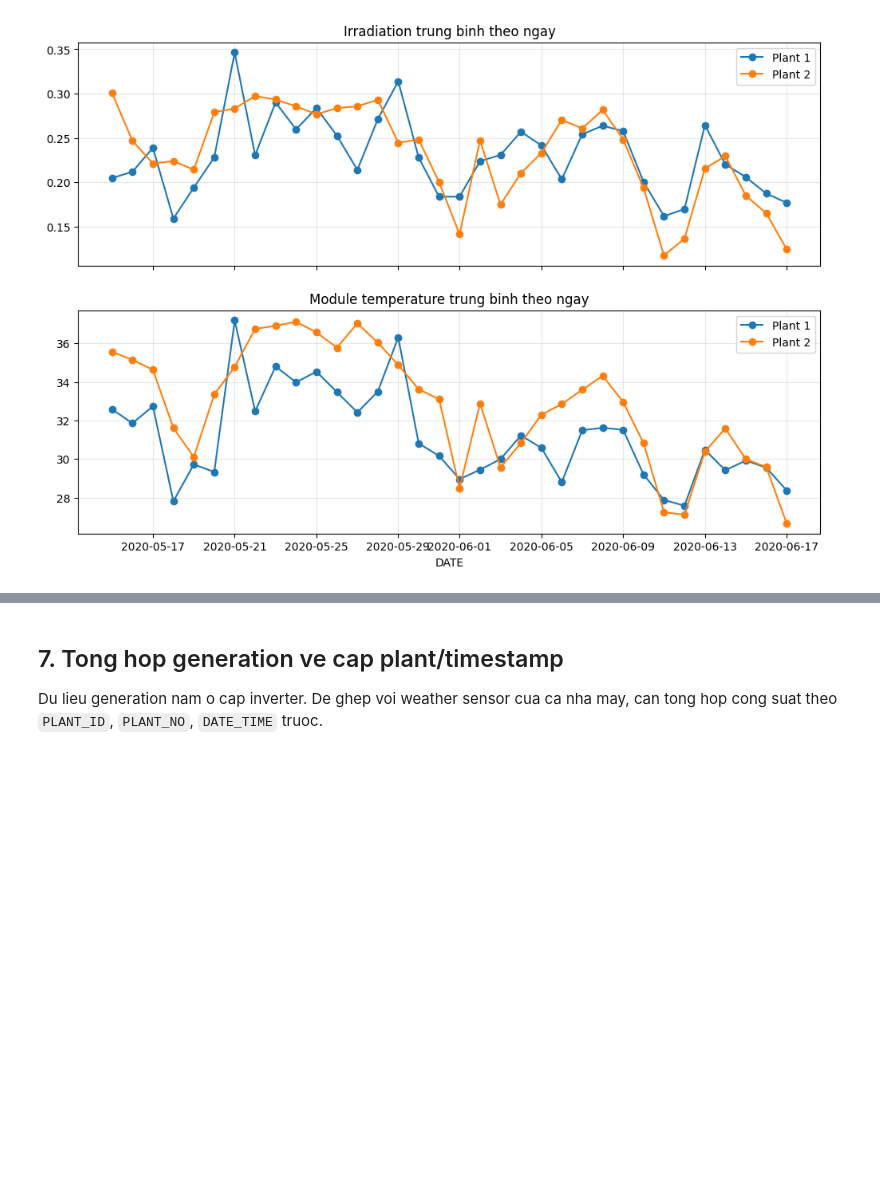
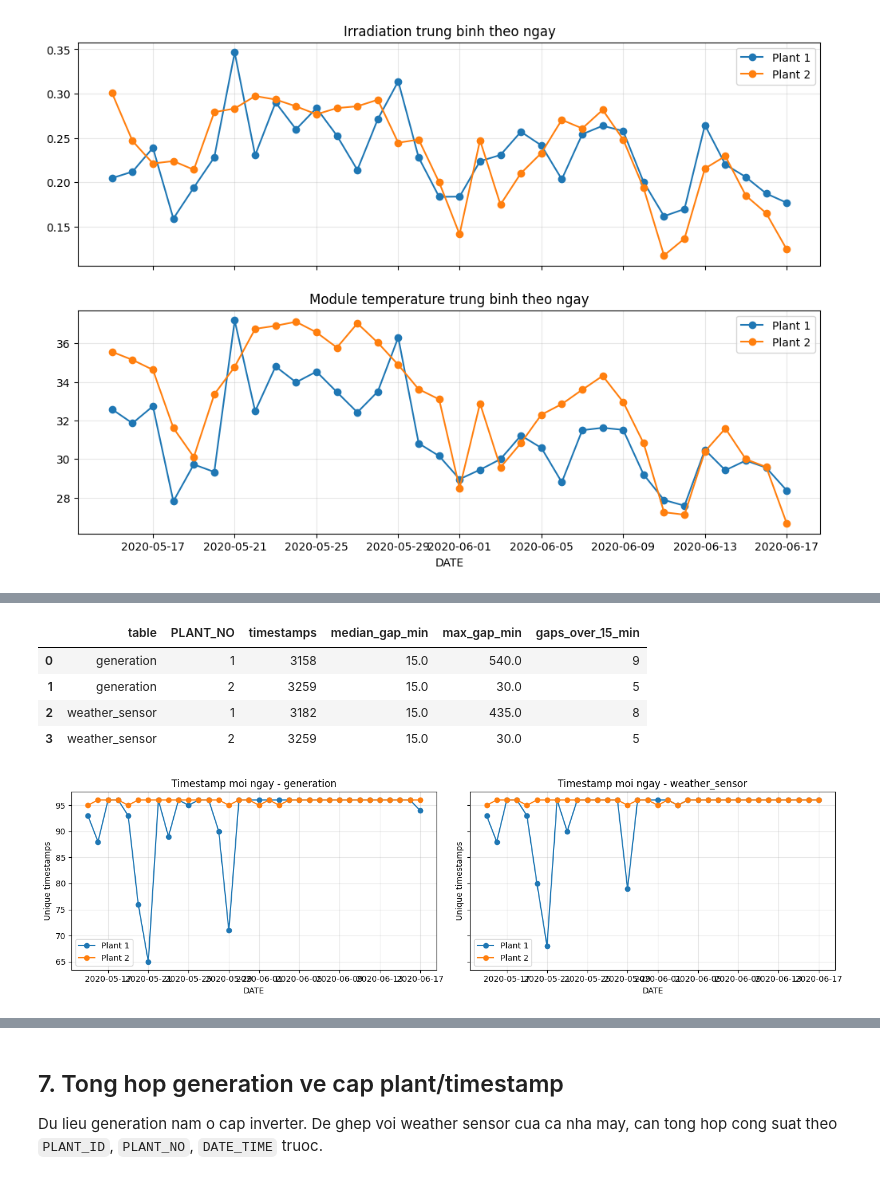
Before and after one commit to quanzz123/Prj_gr13, a Jupyter notebook: EDASolarPowerGenerationData.ipynb, the cells around one changed output, grey strips where cells are left out. Saved outputs shown, nothing was run; the diff lists cells and outputs as text; code cells hidden in the pictures; blank space fills up the shorter version.

```diff
--- a/EDASolarPowerGenerationData.ipynb
+++ b/EDASolarPowerGenerationData.ipynb
@@ -276,0 +339,44 @@ plt.show()
+# %%
+def timestamp_gap_table(df: pd.DataFrame, table_name: str) -> pd.DataFrame:
+    rows = []
+    for plant_no, data in df.groupby('PLANT_NO'):
+        timestamps = data['DATE_TIME'].drop_duplicates().sort_values()
+        gaps = timestamps.diff().dropna().dt.total_seconds() / 60
+        rows.append(
+            {
+                'table': table_name,
+                'PLANT_NO': plant_no,
+                'timestamps': len(timestamps),
+                'median_gap_min': gaps.median(),
+                'max_gap_min': gaps.max(),
+                'gaps_over_15_min': int((gaps > 15).sum()),
+            }
+        )
+    return pd.DataFrame(rows)
+
+
+gap_summary = pd.concat(
+    [timestamp_gap_table(generation, 'generation'), timestamp_gap_table(weather_sensor, 'weather_sensor')],
+    ignore_index=True,
+)
+display(gap_summary)
+
+fig, axes = plt.subplots(1, 2, figsize=(14, 4), sharey=True)
+for ax, (name, df_plot) in zip(axes, [('generation', generation), ('weather_sensor', weather_sensor)]):
+    for plant_no, data in df_plot.groupby('PLANT_NO'):
+        counts = data['DATE_TIME'].drop_duplicates().dt.floor('D').value_counts().sort_index()
+        ax.plot(counts.index, counts.values, marker='o', linewidth=1.5, label=f'Plant {plant_no}')
+    ax.set_title(f'Timestamp moi ngay - {name}')
+    ax.set_xlabel('DATE')
+    ax.set_ylabel('Unique timestamps')
+    ax.grid(alpha=0.3)
+    ax.legend()
+fig.tight_layout()
+plt.show()
+# %% [output]
+|  | table | PLANT_NO | timestamps | median_gap_min | max_gap_min | gaps_over_15_min |
+| 0 | generation | 1 | 3158 | 15.0 | 540.0 | 9 |
+| 1 | generation | 2 | 3259 | 15.0 | 30.0 | 5 |
+| 2 | weather_sensor | 1 | 3182 | 15.0 | 435.0 | 8 |
+| 3 | weather_sensor | 2 | 3259 | 15.0 | 30.0 | 5 |
+[figure, added]
```
Also changed, not shown: parts of 13 cells of this notebook, 4 other files.
